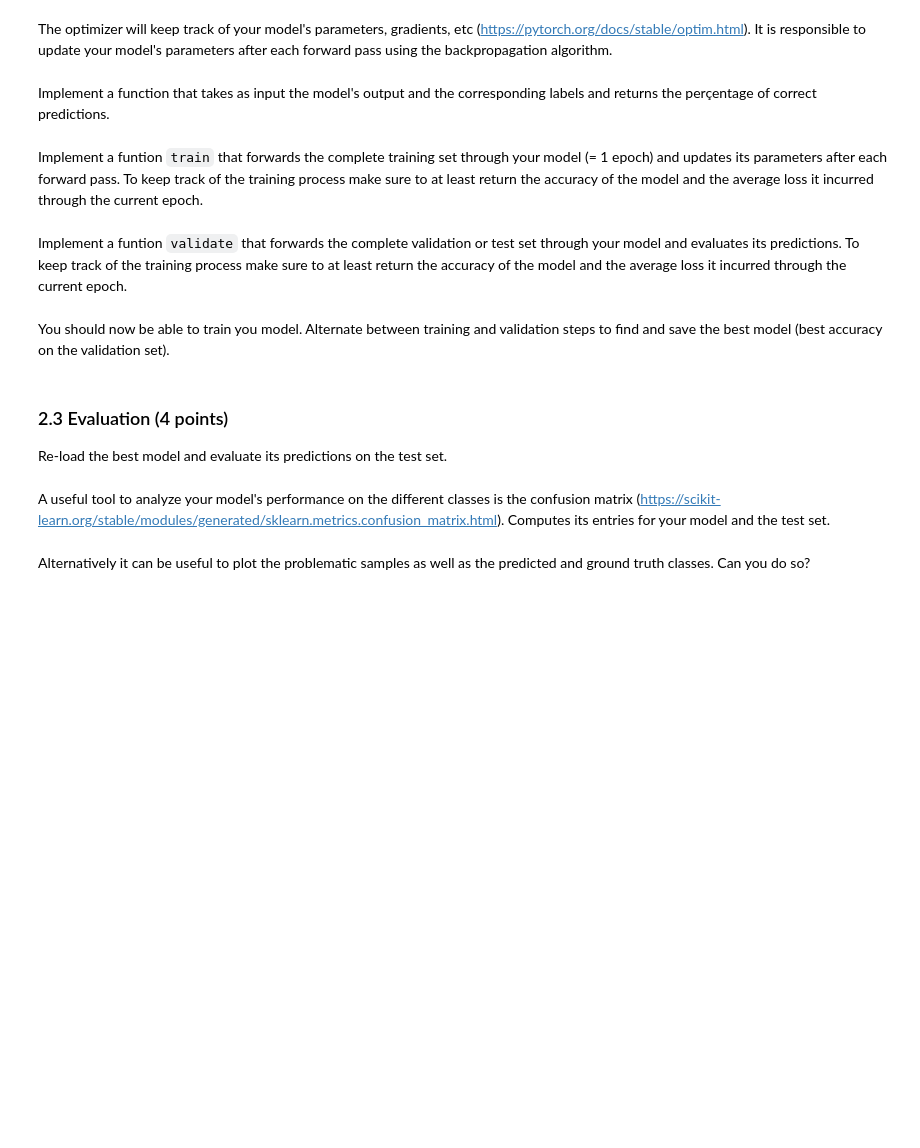
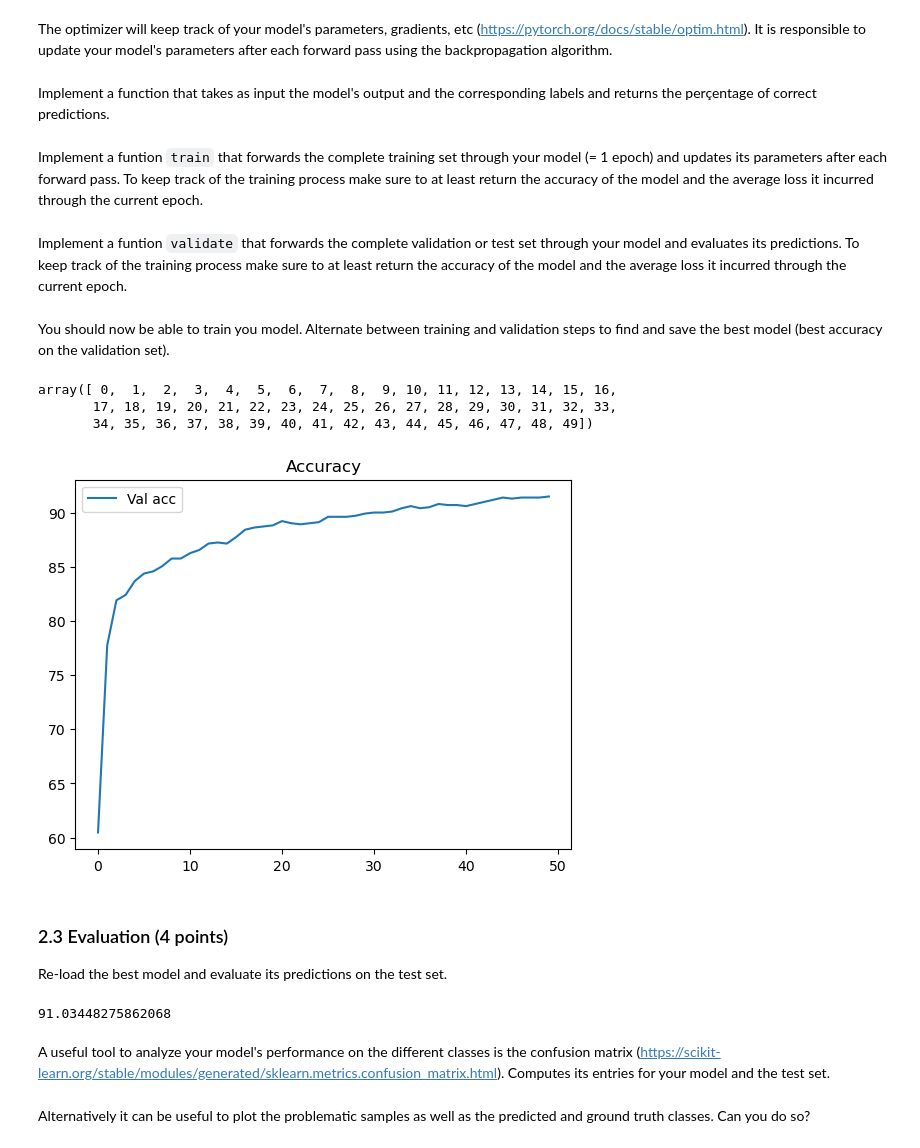
Before and after one commit to lindadelacombaz/iapr-2023, a Jupyter notebook: lab_03_classification.ipynb, the cells around one changed output. Cells and saved outputs as stored; diff of their text form; code cells hidden in the pictures; blank space fills up the shorter version.

```diff
--- a/lab_03_classification.ipynb
+++ b/lab_03_classification.ipynb
@@ -573,10 +605,10 @@ model = ### YOUR CODE
 The optimizer will keep track of your model's parameters, gradients, etc (https://pytorch.org/docs/stable/optim.html). It is responsible to update your model's parameters after each forward pass using the backpropagation algorithm.
 # %%
 # Set the optimizer
-optimizer = ### YOUR CODE
+optimizer = torch.optim.SGD(model.parameters(), lr=1e-3)
 # %%
 # Set the loss
-criterion = ### YOUR CODE
+criterion = F.cross_entropy
 # %% [markdown]
 Implement a function that takes as input the model's output and the corresponding labels and returns the perçentage of correct predictions.
 # %%
@@ -586,6 +618,8 @@ def accuracy(outputs, labels):
     and the labels (N: N samples).
     """
     ### YOUR CODE
+    _, preds = torch.max(outputs, dim=1)
+    return torch.sum(preds == labels).item() * 100 / len(preds)
 # %% [markdown]
 Implement a funtion `train` that forwards the complete training set through your model (= 1 epoch) and updates its parameters after each forward pass. To keep track of the training process make sure to at least return the accuracy of the model and the average loss it incurred through the current epoch.
 # %%
@@ -634,6 +680,7 @@ Implement a funtion `validate` that forwards the complete validation or test set
 def validate(model, criterion, loader):
     # Set the model in train mode
     ### YOUR CODE
+    model.eval()
 
     # Iterate over the batches
     full_outputs = []
@@ -643,15 +690,22 @@ def validate(model, criterion, loader):
     for batch in loader:
         # Get the embeddings, labels and paths
         ### YOUR CODE
+        embedding, label, path = batch
 
         # Feed the embeddings to the model
         ### YOUR CODE
+        model_output = model(embedding)
 
         # Compute cross entropy loss
-        l### YOUR CODE
+        ### YOUR CODE
+        loss = criterion(model_output, label)
 
         # Store the outputs, labels and loss
         ### YOUR CODE
+        full_outputs.append(model_output)
+        full_labels.append(label)
+        full_paths.append(path)
+        losses.append(loss)
 
     # Concat
     full_outputs = torch.cat(full_outputs).cpu()
@@ -661,6 +715,7 @@ def validate(model, criterion, loader):
 
     # Compute the accuracy
     ### YOUR CODE
+    acc = accuracy(full_outputs, full_labels)
     return acc, full_outputs, full_labels, losses, full_paths
 # %% [markdown]
 You should now be able to train you model. Alternate between training and validation steps to find and save the best model (best accuracy on the validation set).
@@ -683,12 +722,54 @@ for epoch in range(epochs):
+# %%
+np.arange(epochs)
+# %% [output]
+array([ 0,  1,  2,  3,  4,  5,  6,  7,  8,  9, 10, 11, 12, 13, 14, 15, 16,
+       17, 18, 19, 20, 21, 22, 23, 24, 25, 26, 27, 28, 29, 30, 31, 32, 33,
+       34, 35, 36, 37, 38, 39, 40, 41, 42, 43, 44, 45, 46, 47, 48, 49])
+# %%
+# Main loop
+epochs = 50
+best_acc = 0
+model_savepath = '../data'
+accuracies = []
+
+for epoch in range(epochs):
+    # Train
+    ### YOUR CODE
+    train_acc, train_outputs, train_labels, train_loss = train(model, optimizer, criterion, train_loader)
+
+    # Evaluate
+    ### YOUR CODE
+    val_acc, val_outputs, val_labels, val_loss, val_paths = validate(model, criterion, val_loader)
+    accuracies.append(val_acc)
+
+    # Save the model
+    if val_acc > best_acc:
+        ### YOUR CODE
+        best_acc = val_acc
+        torch.save(model.state_dict(), os.path.join(model_savepath, 'model.pth'))
+        # print("Model saved! Epoch: {}, Val acc: {:.2f}".format(epoch, val_acc))
+
+
+plt.plot(np.arange(epochs), accuracies)
+plt.legend()
+plt.title("Val Accuracy")
+plt.show()
+# %% [output]
+[figure, added]
 # %% [markdown]
 ### 2.3 Evaluation (4 points)
 Re-load the best model and evaluate its predictions on the test set.
 # %%
 # Re-load the best model
 ### YOUR CODE
+model.load_state_dict(torch.load(os.path.join(model_savepath, 'model.pth')))
 
 # Evaluate
 ### YOUR CODE
+test_acc, test_outputs, test_labels, test_loss, test_paths = validate(model, criterion, test_loader)
+print(test_acc)
+# %% [output]
+91.03448275862068
 # %% [markdown]
 A useful tool to analyze your model's performance on the different classes is the confusion matrix (https://scikit-learn.org/stable/modules/generated/sklearn.metrics.confusion_matrix.html). Computes its entries for your model and the test set.
 # %%
```
Also changed, not shown: parts of 18 cells of this notebook.
